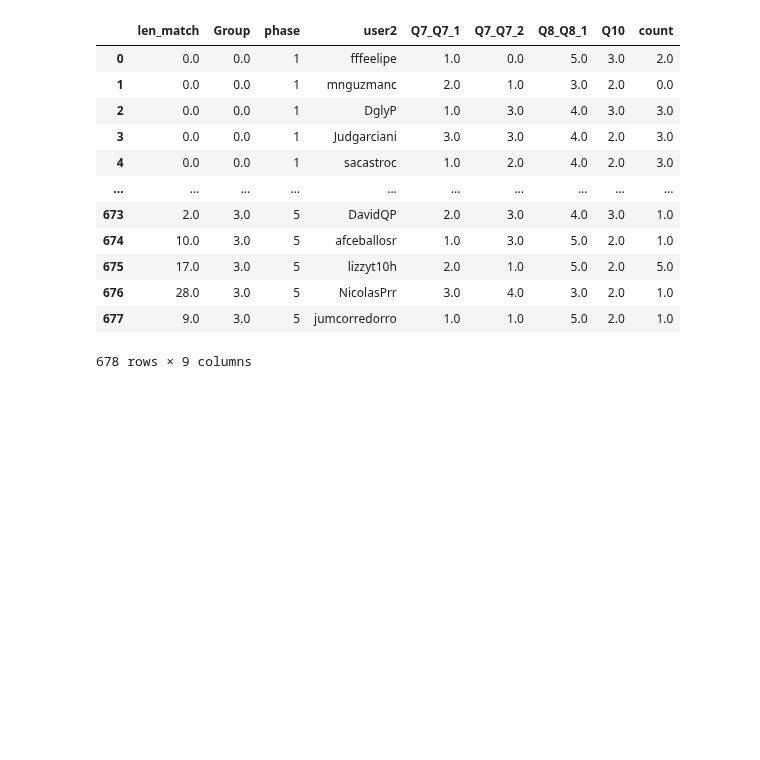
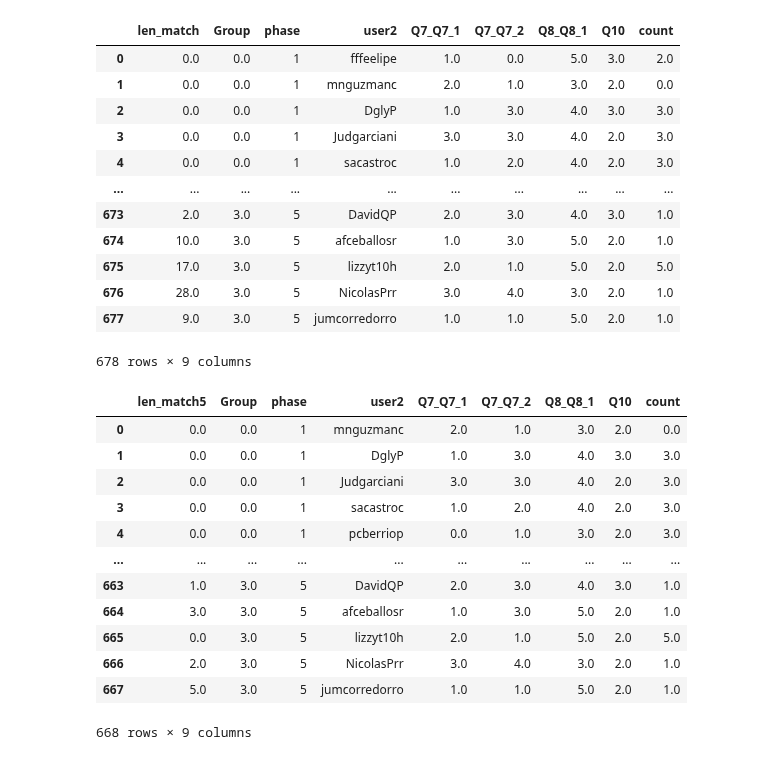
Before and after one commit to ironhacks/spring-2017-analysis, a Jupyter notebook: spring-2017/script/analysis/Panel-Data-Rareness.ipynb, the cells around one changed output. Drawn from its saved outputs; the diff is of its cells as text; code cells hidden in the pictures; blank space fills up the shorter version.

```diff
--- a/spring-2017/script/analysis/Panel-Data-Rareness.ipynb
+++ b/spring-2017/script/analysis/Panel-Data-Rareness.ipynb
@@ -130,3 +220,23 @@ end
 678 rows × 9 columns
 # %%
 end.to_csv('rare.csv')
+# %%
+end5 = pd.merge(final5, commits[['Student', 'count', 'phase']], how='left', left_on=['Student', 'phase'], right_on =['Student', 'phase'])
+end5['count'] = end5['count'].fillna(0)
+end5 = end5.drop_duplicates(subset=['Student', 'Group', 'phase'])
+end5 = end5.drop(['Student'], axis=1)
+end5
+# %% [output]
+|  | len_match5 | Group | phase | user2 | Q7_Q7_1 | Q7_Q7_2 | Q8_Q8_1 | Q10 | count |
+| 0 | 0.0 | 0.0 | 1 | mnguzmanc | 2.0 | 1.0 | 3.0 | 2.0 | 0.0 |
+| 1 | 0.0 | 0.0 | 1 | DglyP | 1.0 | 3.0 | 4.0 | 3.0 | 3.0 |
+| 2 | 0.0 | 0.0 | 1 | Judgarciani | 3.0 | 3.0 | 4.0 | 2.0 | 3.0 |
+| 3 | 0.0 | 0.0 | 1 | sacastroc | 1.0 | 2.0 | 4.0 | 2.0 | 3.0 |
+| 4 | 0.0 | 0.0 | 1 | pcberriop | 0.0 | 1.0 | 3.0 | 2.0 | 3.0 |
+| ... | ... | ... | ... | ... | ... | ... | ... | ... | ... |
+| 663 | 1.0 | 3.0 | 5 | DavidQP | 2.0 | 3.0 | 4.0 | 3.0 | 1.0 |
+| 664 | 3.0 | 3.0 | 5 | afceballosr | 1.0 | 3.0 | 5.0 | 2.0 | 1.0 |
+| 665 | 0.0 | 3.0 | 5 | lizzyt10h | 2.0 | 1.0 | 5.0 | 2.0 | 5.0 |
+| 666 | 2.0 | 3.0 | 5 | NicolasPrr | 3.0 | 4.0 | 3.0 | 2.0 | 1.0 |
+| 667 | 5.0 | 3.0 | 5 | jumcorredorro | 1.0 | 1.0 | 5.0 | 2.0 | 1.0 |
+668 rows × 9 columns
```
Also changed, not shown: parts of 5 cells of this notebook, 3 other files.
